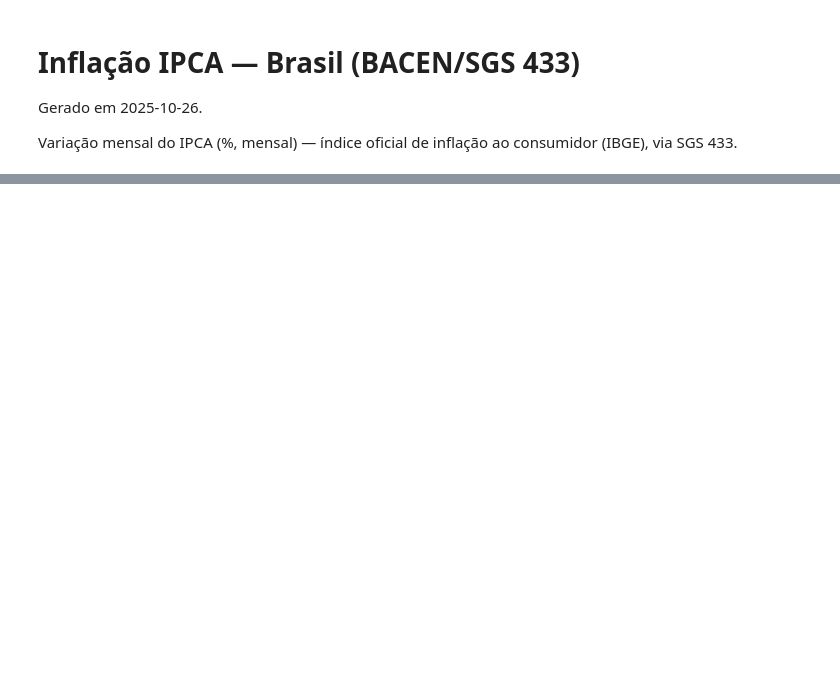
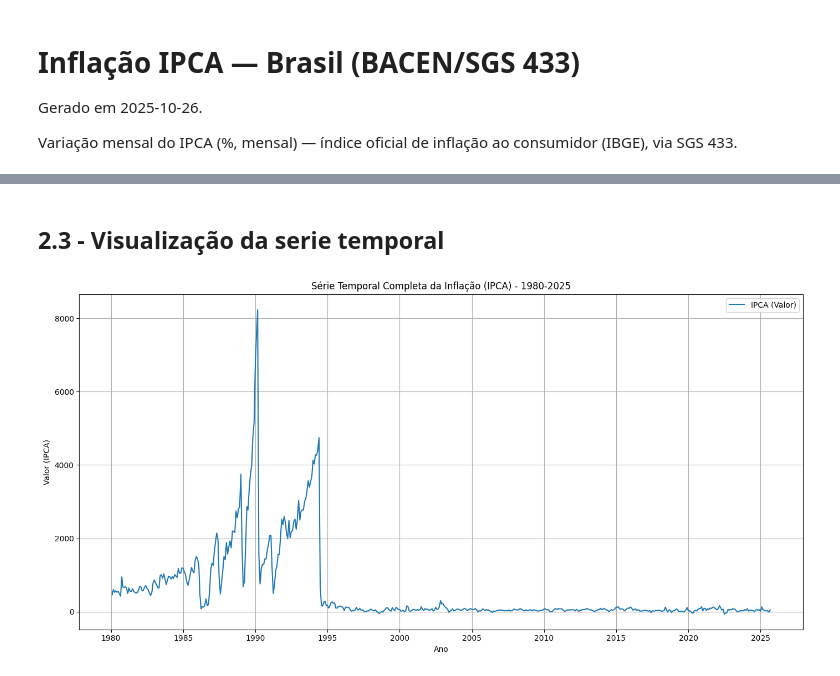
Before and after one commit to MariaPompiani/time_series_analysis_technique, a Jupyter notebook: time_series_analysis_inflation.ipynb, the cells around one changed output, grey strips where cells are left out. Drawn from its saved outputs; the diff is of its cells as text; code cells hidden in the pictures; blank space fills up the shorter version.

```diff
--- a/time_series_analysis_inflation.ipynb
+++ b/time_series_analysis_inflation.ipynb
@@ -29,0 +93,11 @@ data
+# %%
+# Converter a coluna 'date' para o formato datetime
+df['date'] = pd.to_datetime(df['date'])
+
+# Definir a coluna 'date' como o índice do DataFrame
+df.set_index('date', inplace=True)
+
+print("--- Informações do DataFrame Pós-Processamento ---")
+df.info()
+print("\n--- Head do DataFrame com DatetimeIndex ---")
+print(df.head())
@@ -29,0 +123,13 @@ data
+# %% [markdown]
+## **2.3 - Visualização da serie temporal**
+# %%
+plt.figure(figsize=(14, 7))
+plt.plot(df.index, df['value'], label='IPCA (Valor)')
+plt.title('Série Temporal Completa da Inflação (IPCA) - 1980-2025')
+plt.xlabel('Ano')
+plt.ylabel('Valor (IPCA)')
+plt.legend()
+plt.grid(True)
+plt.tight_layout()
+# %% [output]
+[figure, added]
```
Also changed, not shown: parts of 29 cells of this notebook.
